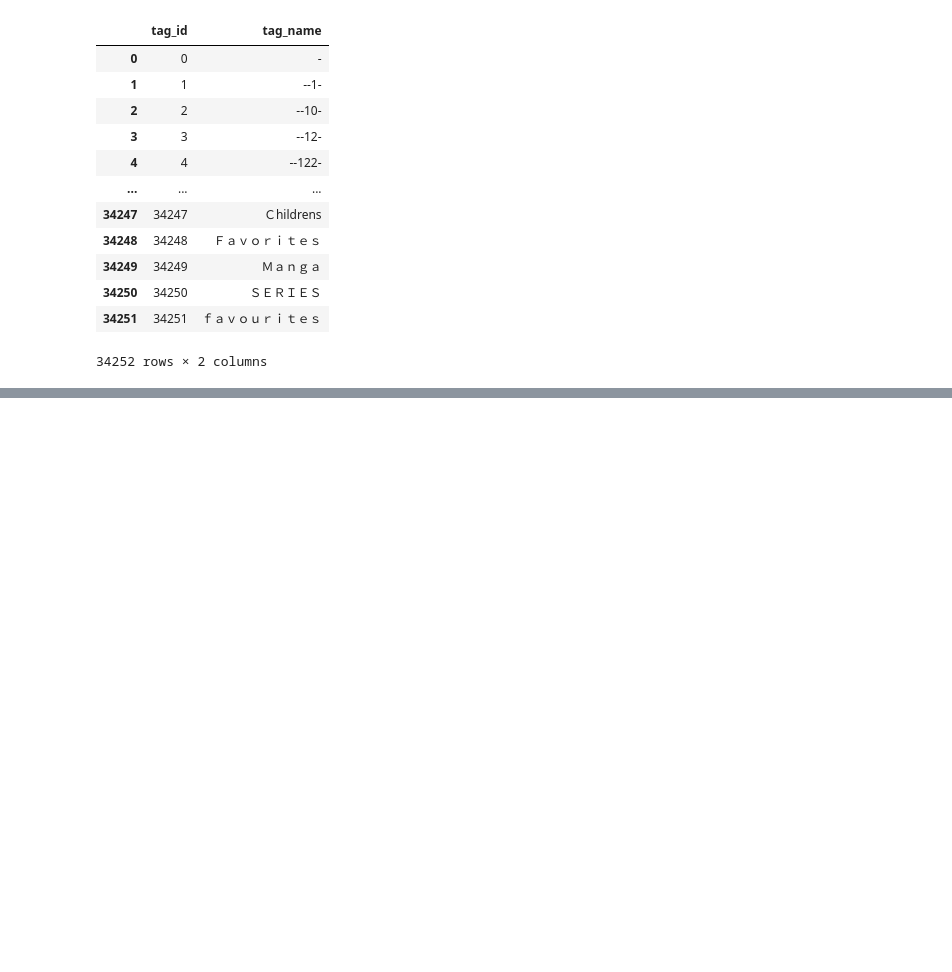
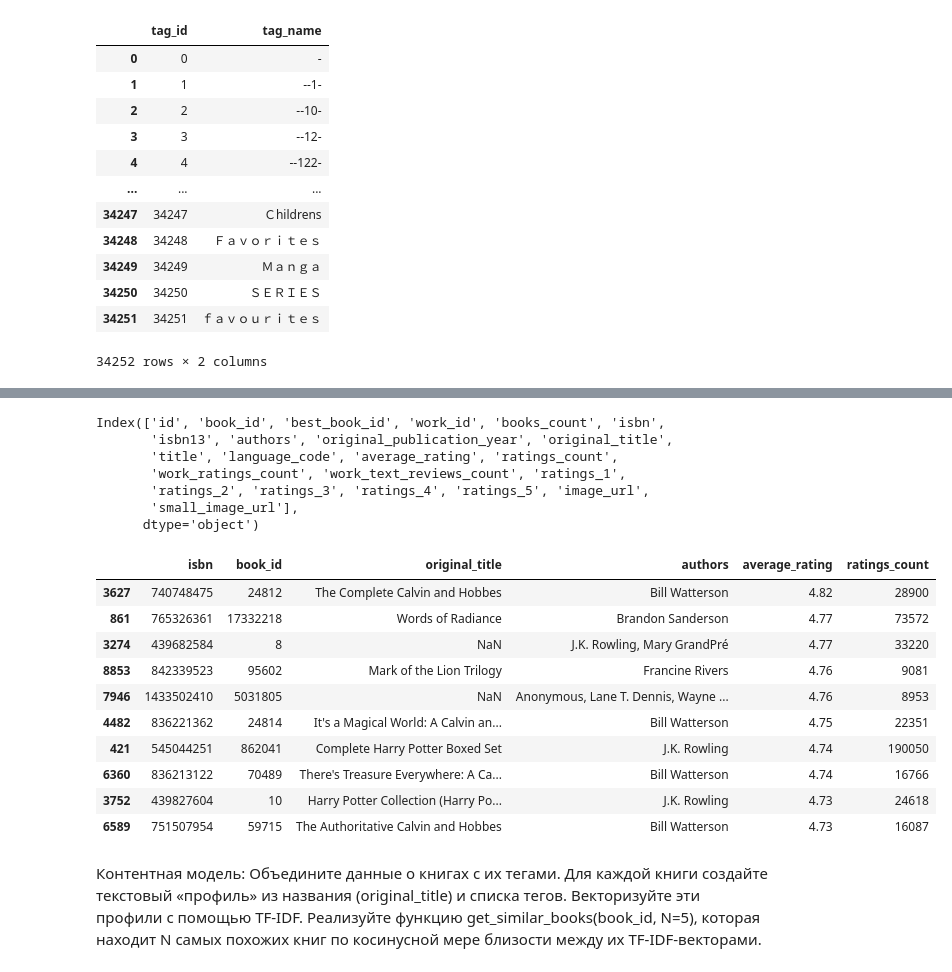
Before and after one commit to Bersserker/building-a-prototype-of-a-book-recommendation, a Jupyter notebook: home_1.ipynb, the cells around one changed output, grey strips where cells are left out. Drawn from its saved outputs; the diff is of its cells as text; code cells hidden in the pictures; blank space fills up the shorter version.

Commit message:
top_n recommend and content based recommend

```diff
--- a/home_1.ipynb
+++ b/home_1.ipynb
@@ -293,0 +378,32 @@ df_tags
+# %%
+def recomemnd_by_top_based(df_books:pd.DataFrame, ratings_trashhold:int, top_n:int) -> pd.DataFrame:
+    df_books_trashhold = df_books.loc[df_books['ratings_count']>ratings_trashhold].copy()
+    print(df_books_trashhold.columns)
+    recommendations = df_books_trashhold.sort_values(by=['average_rating','ratings_count'], ascending=[False, False])[:top_n]
+    return recommendations[['isbn','book_id','original_title','authors','average_rating','ratings_count']]
+# %%
+recomemnd_by_top_based(df_books = df_books, ratings_trashhold=10,top_n=10)
+# %% [output]
+Index(['id', 'book_id', 'best_book_id', 'work_id', 'books_count', 'isbn',
+       'isbn13', 'authors', 'original_publication_year', 'original_title',
+       'title', 'language_code', 'average_rating', 'ratings_count',
+       'work_ratings_count', 'work_text_reviews_count', 'ratings_1',
+       'ratings_2', 'ratings_3', 'ratings_4', 'ratings_5', 'image_url',
+       'small_image_url'],
+      dtype='object')
+|  | isbn | book_id | original_title | authors | average_rating | ratings_count |
+| 3627 | 740748475 | 24812 | The Complete Calvin and Hobbes | Bill Watterson | 4.82 | 28900 |
+| 861 | 765326361 | 17332218 | Words of Radiance | Brandon Sanderson | 4.77 | 73572 |
+| 3274 | 439682584 | 8 | NaN | J.K. Rowling, Mary GrandPré | 4.77 | 33220 |
+| 8853 | 842339523 | 95602 | Mark of the Lion Trilogy | Francine Rivers | 4.76 | 9081 |
+| 7946 | 1433502410 | 5031805 | NaN | Anonymous, Lane T. Dennis, Wayne ... | 4.76 | 8953 |
+| 4482 | 836221362 | 24814 | It's a Magical World: A Calvin an... | Bill Watterson | 4.75 | 22351 |
+| 421 | 545044251 | 862041 | Complete Harry Potter Boxed Set | J.K. Rowling | 4.74 | 190050 |
+| 6360 | 836213122 | 70489 | There's Treasure Everywhere: A Ca... | Bill Watterson | 4.74 | 16766 |
+| 3752 | 439827604 | 10 | Harry Potter Collection (Harry Po... | J.K. Rowling | 4.73 | 24618 |
+| 6589 | 751507954 | 59715 | The Authoritative Calvin and Hobbes | Bill Watterson | 4.73 | 16087 |
+# %% [markdown]
+Контентная модель:
+Объедините данные о книгах с их тегами. Для каждой книги создайте текстовый «профиль» из названия (original_title) и списка тегов.
+Векторизуйте эти профили с помощью TF-IDF.
+Реализуйте функцию get_similar_books(book_id, N=5), которая находит N самых похожих книг по косинусной мере близости между их TF-IDF-векторами.
```
Also changed, not shown: parts of 23 cells of this notebook.
